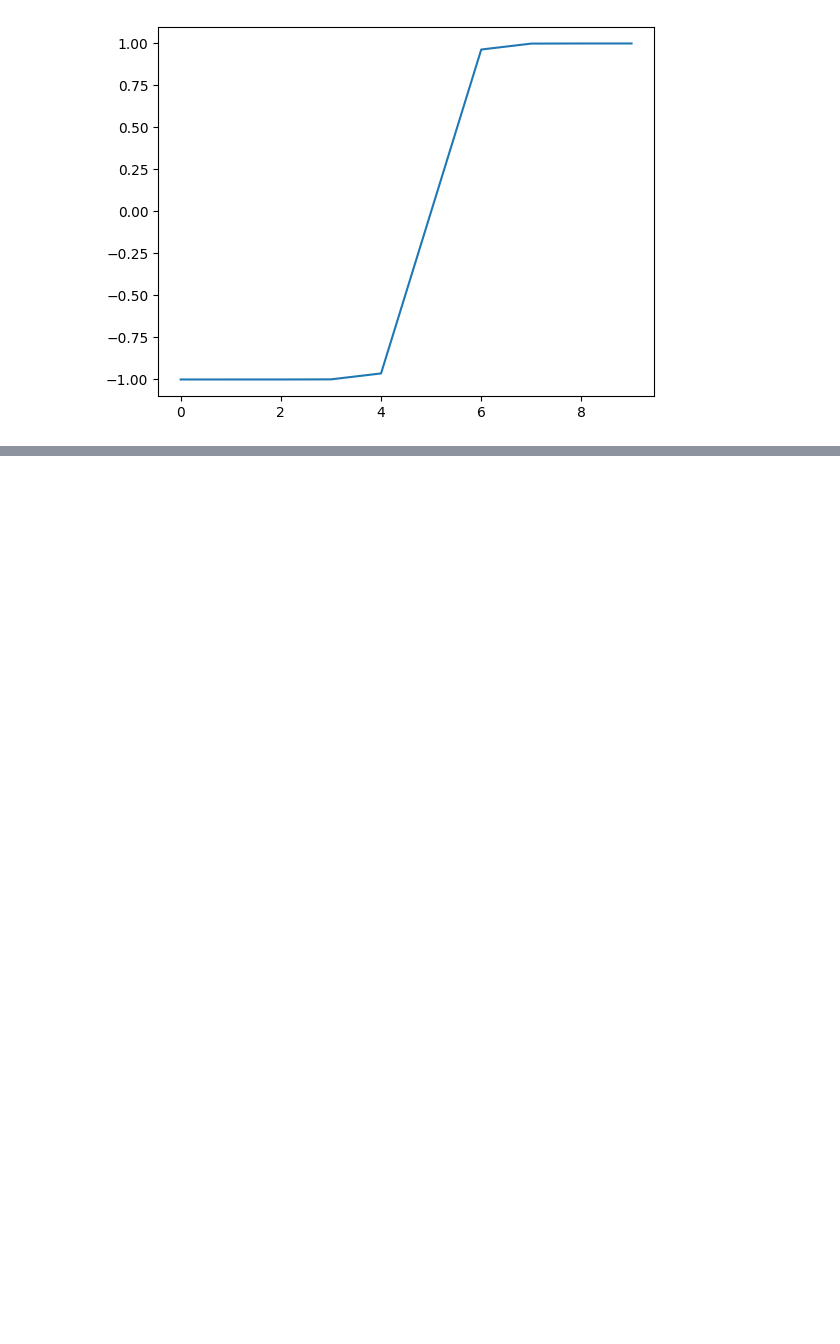
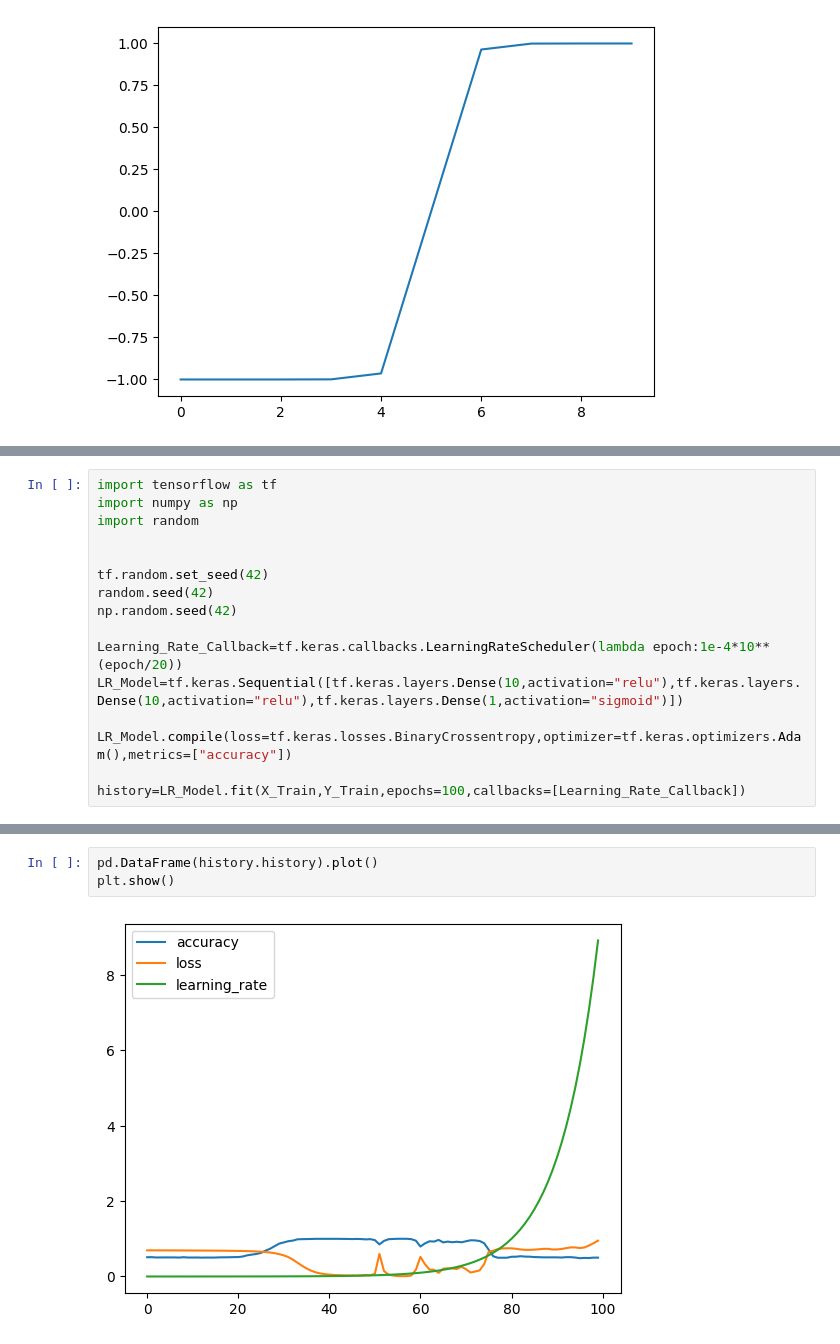
Before and after one commit to Ashwin-2408/Tensor_Flow_Learning, a Jupyter notebook: notebooks/Neural_Network_Classification.ipynb, the cells around one changed output, grey strips where cells are left out. Cells and saved outputs as stored; diff of their text form; blank space fills up the shorter version.

```diff
--- a/notebooks/Neural_Network_Classification.ipynb
+++ b/notebooks/Neural_Network_Classification.ipynb
@@ -320,0 +323,16 @@ plt.show()
+# %%
+import tensorflow as tf
+import numpy as np
+import random
+
+
+tf.random.set_seed(42)
+random.seed(42)
+np.random.seed(42)
+
+Learning_Rate_Callback=tf.keras.callbacks.LearningRateScheduler(lambda epoch:1e-4*10**(epoch/20))
+LR_Model=tf.keras.Sequential([tf.keras.layers.Dense(10,activation="relu"),tf.keras.layers.Dense(10,activation="relu"),tf.keras.layers.Dense(1,activation="sigmoid")])
+
+LR_Model.compile(loss=tf.keras.losses.BinaryCrossentropy,optimizer=tf.keras.optimizers.Adam(),metrics=["accuracy"])
+
+history=LR_Model.fit(X_Train,Y_Train,epochs=100,callbacks=[Learning_Rate_Callback])
@@ -320,0 +357,5 @@ plt.show()
+# %%
+pd.DataFrame(history.history).plot()
+plt.show()
+# %% [output]
+[figure, added]
```
Also changed, not shown: parts of 30 cells of this notebook.
